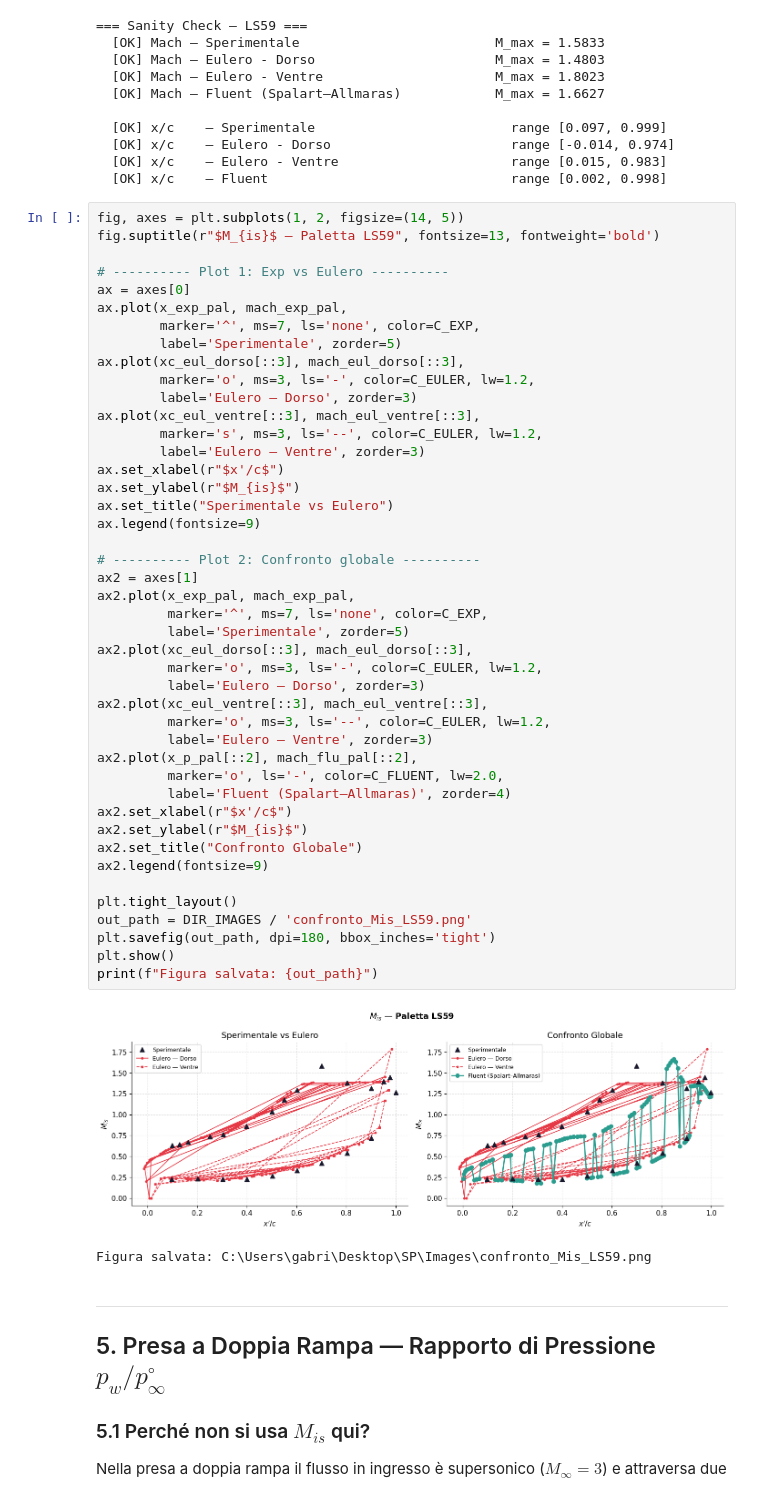
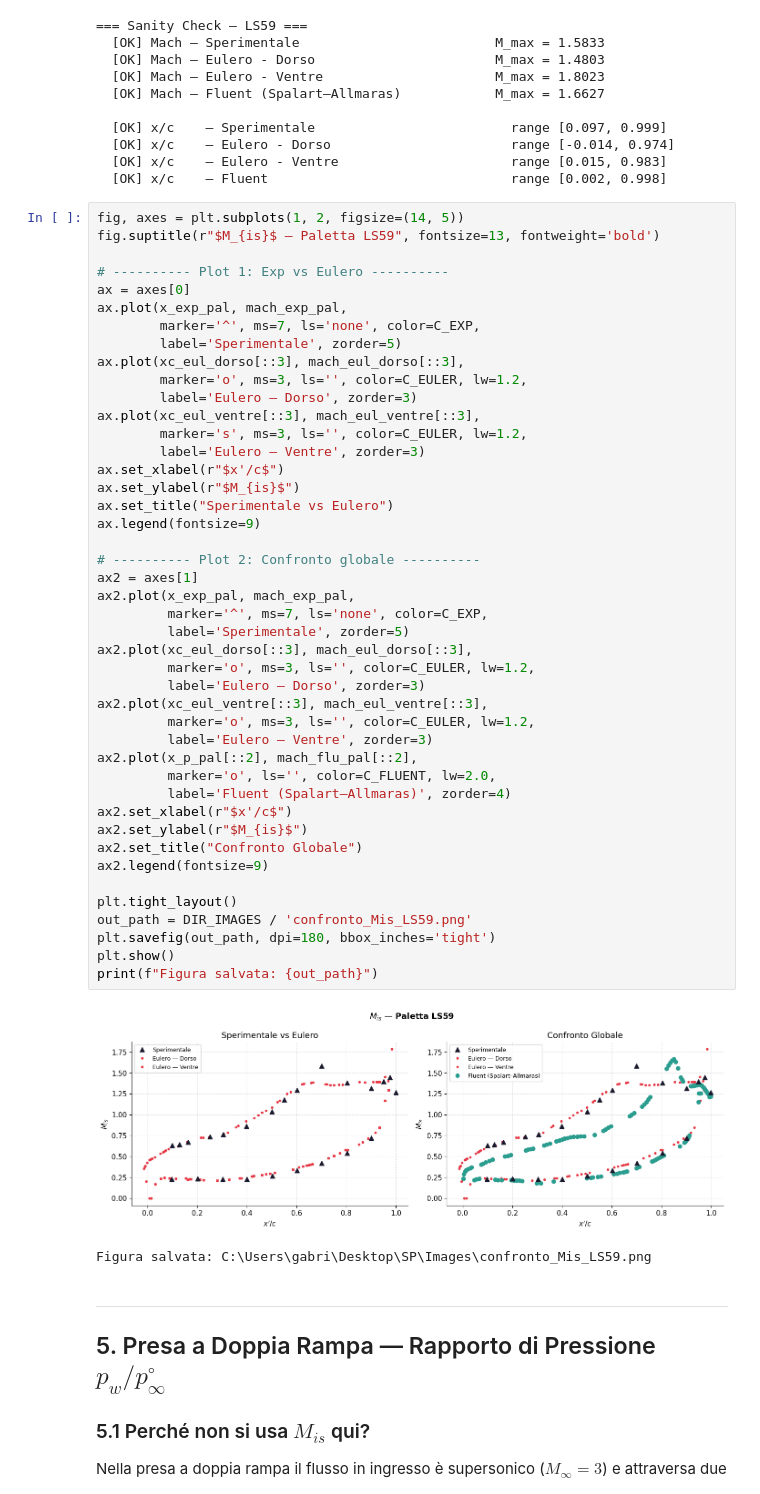
Before and after one commit to 293459/SP, a Jupyter notebook: Postprocessing/ConfrontoRisultati.ipynb, the cells around one changed output. Saved outputs shown, nothing was run; the diff lists cells and outputs as text.

```diff
--- a/Postprocessing/ConfrontoRisultati_corretto.ipynb
+++ b/Postprocessing/ConfrontoRisultati.ipynb
@@ -402,42 +402,42 @@ ax.plot(x_exp_pal, mach_exp_pal,
         marker='^', ms=7, ls='none', color=C_EXP,
         label='Sperimentale', zorder=5)
 ax.plot(xc_eul_dorso[::3], mach_eul_dorso[::3],
-        marker='o', ms=3, ls='-', color=C_EULER, lw=1.2,
+        marker='o', ms=3, ls='', color=C_EULER, lw=1.2,
         label='Eulero — Dorso', zorder=3)
 ax.plot(xc_eul_ventre[::3], mach_eul_ventre[::3],
-        marker='s', ms=3, ls='--', color=C_EULER, lw=1.2,
+        marker='s', ms=3, ls='', color=C_EULER, lw=1.2,
         label='Eulero — Ventre', zorder=3)
 ax.set_xlabel(r"$x'/c$")
 ax.set_ylabel(r"$M_{is}$")
 ax.set_title("Sperimentale vs Eulero")
 ax.legend(fontsize=9)
 
 # ---------- Plot 2: Confronto globale ----------
 ax2 = axes[1]
 ax2.plot(x_exp_pal, mach_exp_pal,
          marker='^', ms=7, ls='none', color=C_EXP,
          label='Sperimentale', zorder=5)
 ax2.plot(xc_eul_dorso[::3], mach_eul_dorso[::3],
-         marker='o', ms=3, ls='-', color=C_EULER, lw=1.2,
+         marker='o', ms=3, ls='', color=C_EULER, lw=1.2,
          label='Eulero — Dorso', zorder=3)
 ax2.plot(xc_eul_ventre[::3], mach_eul_ventre[::3],
-         marker='o', ms=3, ls='--', color=C_EULER, lw=1.2,
+         marker='o', ms=3, ls='', color=C_EULER, lw=1.2,
          label='Eulero — Ventre', zorder=3)
 ax2.plot(x_p_pal[::2], mach_flu_pal[::2],
-         marker='o', ls='-', color=C_FLUENT, lw=2.0,
+         marker='o', ls='', color=C_FLUENT, lw=2.0,
          label='Fluent (Spalart–Allmaras)', zorder=4)
 ax2.set_xlabel(r"$x'/c$")
 ax2.set_ylabel(r"$M_{is}$")
 ax2.set_title("Confronto Globale")
 ax2.legend(fontsize=9)
 
 plt.tight_layout()
 out_path = DIR_IMAGES / 'confronto_Mis_LS59.png'
 plt.savefig(out_path, dpi=180, bbox_inches='tight')
 plt.show()
 print(f"Figura salvata: {out_path}")
 # %% [output]
-[figure, old version]
+[figure, new version]
 Figura salvata: C:\Users\gabri\Desktop\SP\Images\confronto_Mis_LS59.png
 # %% [markdown]
 ---
```
Also changed, not shown: 14 other files.
